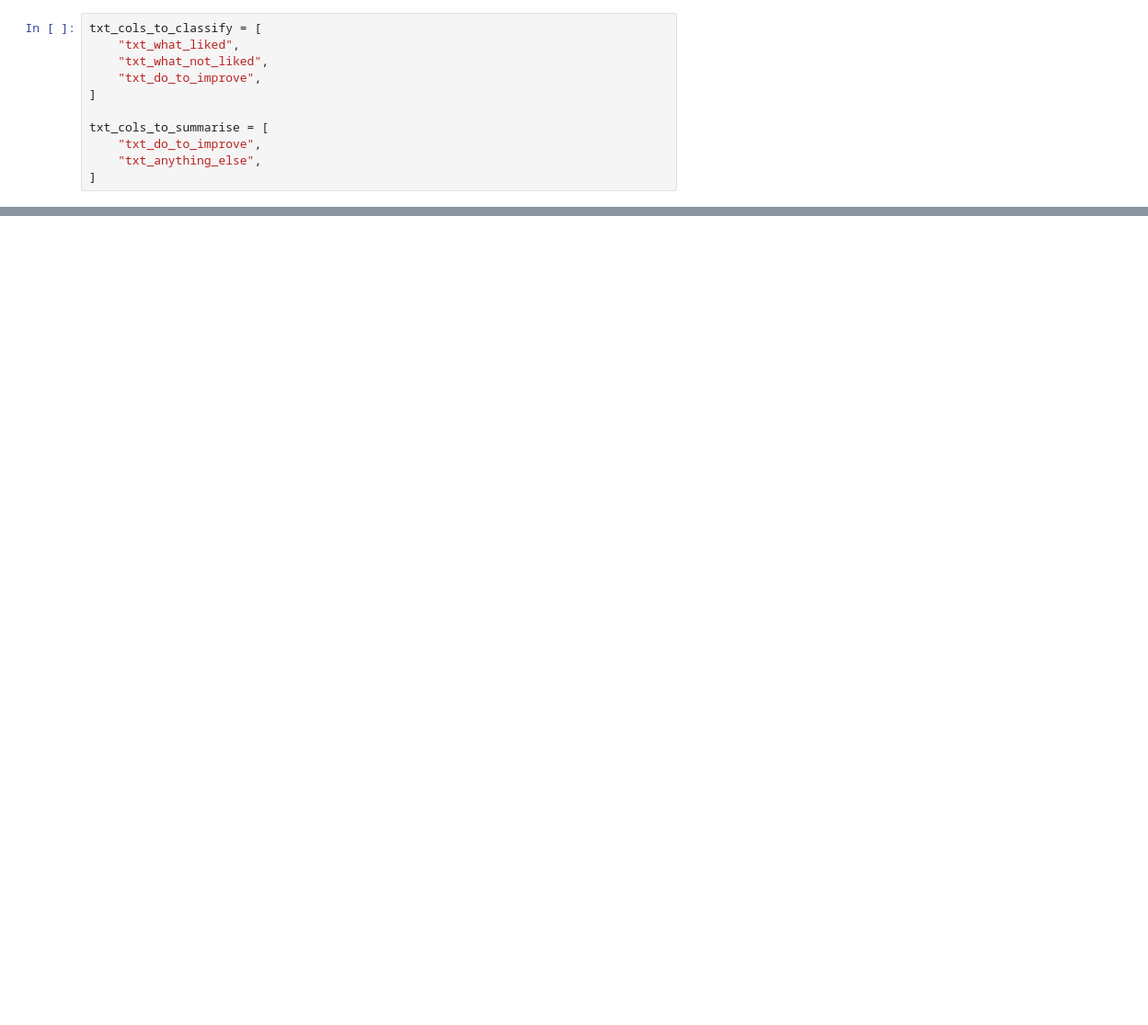
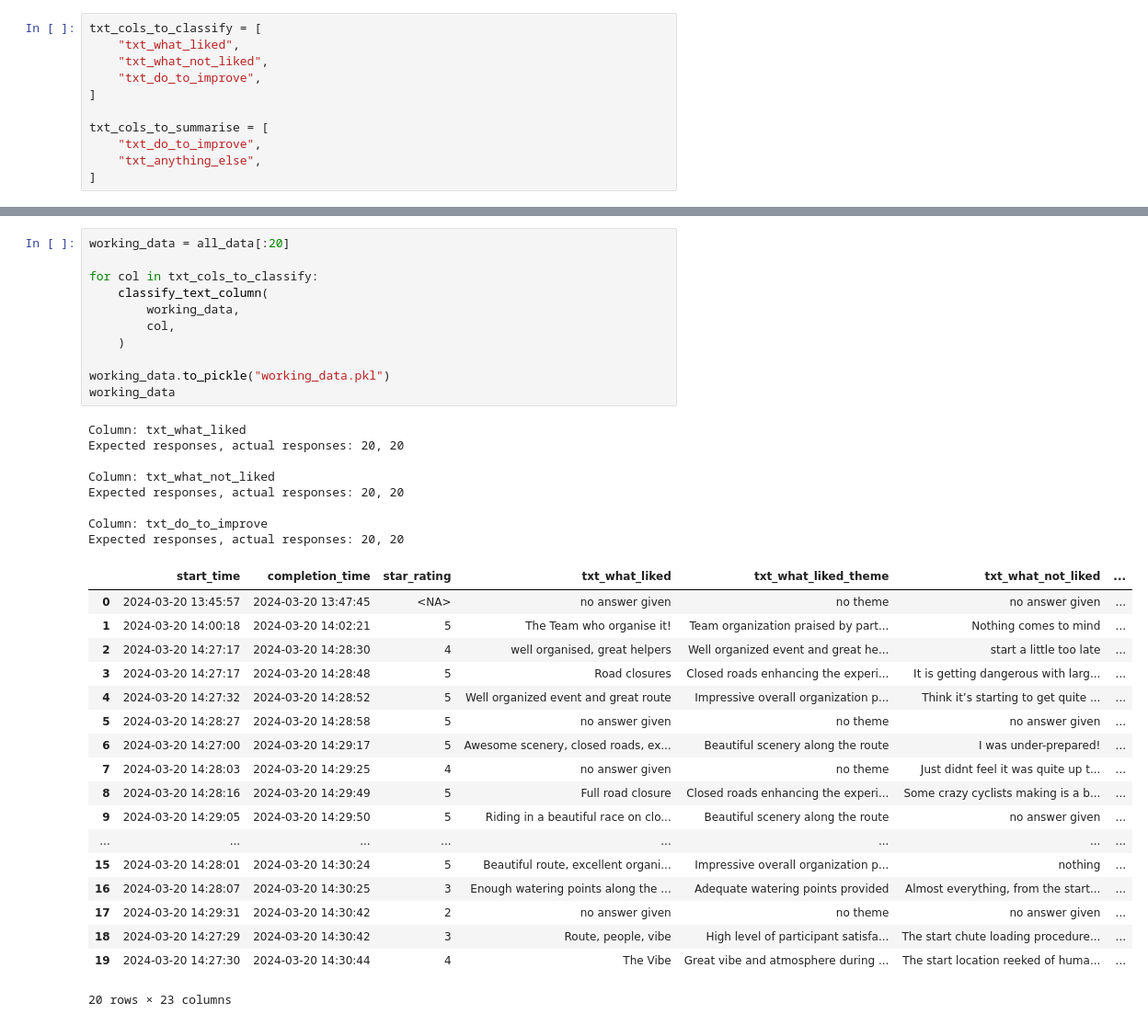
Before and after one commit to matthpau/Cycling-South-Africa, a Jupyter notebook: cycling_za.ipynb, the cells around one changed output, grey strips where cells are left out. Shown: that part at 92% size. Drawn from its saved outputs; the diff is of its cells as text; blank space fills up the shorter version.

```diff
--- a/cycling_za.ipynb
+++ b/cycling_za.ipynb
@@ -270,0 +295,38 @@ response.classifications
+# %%
+working_data = all_data[:20]
+
+for col in txt_cols_to_classify:
+    classify_text_column(
+        working_data,
+        col,
+    )
+
+working_data.to_pickle("working_data.pkl")
+working_data
+# %% [output]
+Column: txt_what_liked
+Expected responses, actual responses: 20, 20
+
+Column: txt_what_not_liked
+Expected responses, actual responses: 20, 20
+
+Column: txt_do_to_improve
+Expected responses, actual responses: 20, 20
+|  | start_time | completion_time | star_rating | txt_what_liked | txt_what_liked_theme | txt_what_not_liked | ... |
+| 0 | 2024-03-20 13:45:57 | 2024-03-20 13:47:45 | <NA> | no answer given | no theme | no answer given | ... |
+| 1 | 2024-03-20 14:00:18 | 2024-03-20 14:02:21 | 5 | The Team who organise it! | Team organization praised by part... | Nothing comes to mind | ... |
+| 2 | 2024-03-20 14:27:17 | 2024-03-20 14:28:30 | 4 | well organised, great helpers | Well organized event and great he... | start a little too late | ... |
+| 3 | 2024-03-20 14:27:17 | 2024-03-20 14:28:48 | 5 | Road closures | Closed roads enhancing the experi... | It is getting dangerous with larg... | ... |
+| 4 | 2024-03-20 14:27:32 | 2024-03-20 14:28:52 | 5 | Well organized event and great route | Impressive overall organization p... | Think it’s starting to get quite ... | ... |
+| 5 | 2024-03-20 14:28:27 | 2024-03-20 14:28:58 | 5 | no answer given | no theme | no answer given | ... |
+| 6 | 2024-03-20 14:27:00 | 2024-03-20 14:29:17 | 5 | Awesome scenery, closed roads, ex... | Beautiful scenery along the route | I was under-prepared! | ... |
+| 7 | 2024-03-20 14:28:03 | 2024-03-20 14:29:25 | 4 | no answer given | no theme | Just didnt feel it was quite up t... | ... |
+| 8 | 2024-03-20 14:28:16 | 2024-03-20 14:29:49 | 5 | Full road closure | Closed roads enhancing the experi... | Some crazy cyclists making is a b... | ... |
+| 9 | 2024-03-20 14:29:05 | 2024-03-20 14:29:50 | 5 | Riding in a beautiful race on clo... | Beautiful scenery along the route | no answer given | ... |
+| ... | ... | ... | ... | ... | ... | ... | ... |
+| 15 | 2024-03-20 14:28:01 | 2024-03-20 14:30:24 | 5 | Beautiful route, excellent organi... | Impressive overall organization p... | nothing | ... |
+| 16 | 2024-03-20 14:28:07 | 2024-03-20 14:30:25 | 3 | Enough watering points along the ... | Adequate watering points provided | Almost everything, from the start... | ... |
+| 17 | 2024-03-20 14:29:31 | 2024-03-20 14:30:42 | 2 | no answer given | no theme | no answer given | ... |
+| 18 | 2024-03-20 14:27:29 | 2024-03-20 14:30:42 | 3 | Route, people, vibe | High level of participant satisfa... | The start chute loading procedure... | ... |
+| 19 | 2024-03-20 14:27:30 | 2024-03-20 14:30:44 | 4 | The Vibe | Great vibe and atmosphere during ... | The start location reeked of huma... | ... |
+20 rows × 23 columns
```
Also changed, not shown: parts of 18 cells of this notebook, 2 other files.
